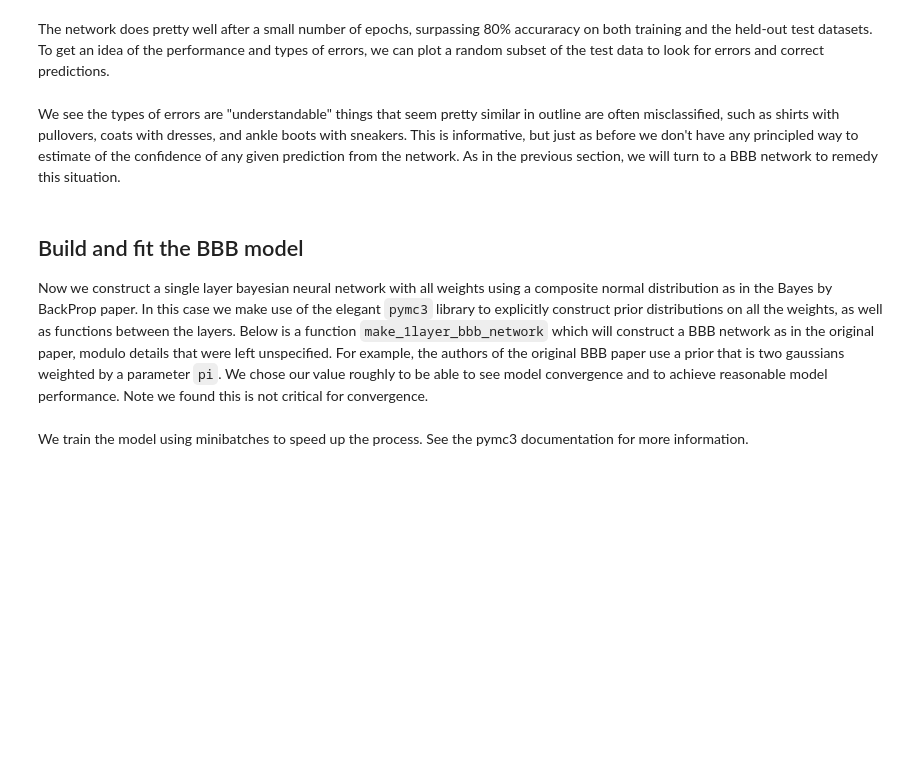
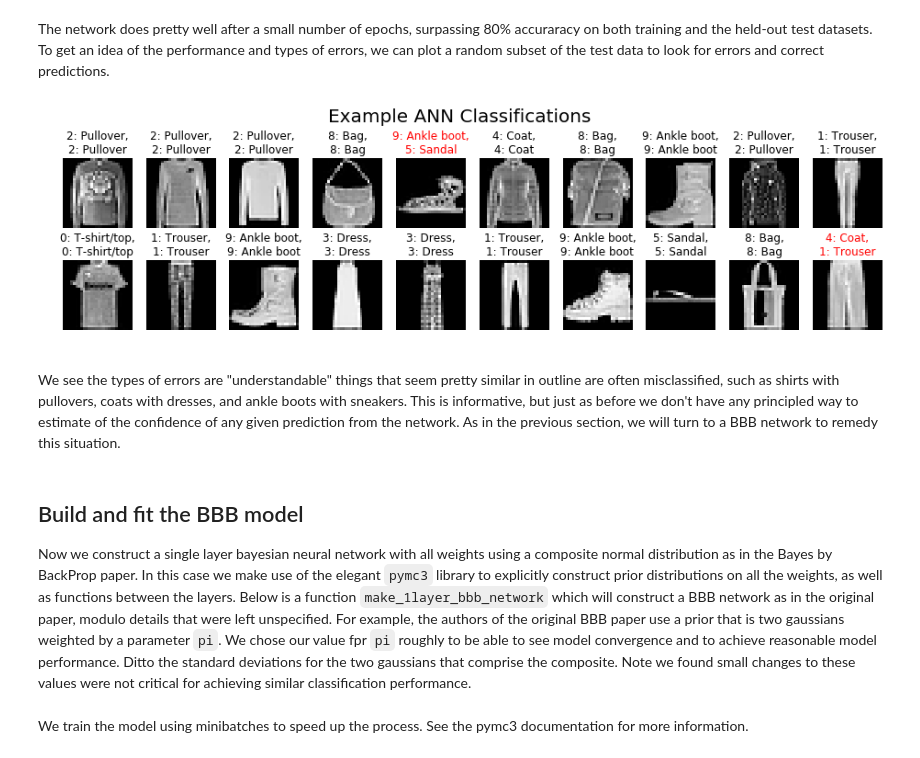
Before and after one commit to chongguo/ADVI-pymc3-Fashion-MNIST, a Jupyter notebook: BBB_tutorial.ipynb, the cells around one changed output. Saved outputs shown, nothing was run; the diff lists cells and outputs as text; code cells hidden in the pictures; blank space fills up the shorter version.

```diff
--- a/BBB_tutorial.ipynb
+++ b/BBB_tutorial.ipynb
@@ -471,16 +473,3 @@ y_test_onehot = tf.keras.utils.to_categorical(y_test,num_classes=n_output)
-# %%
-def make_1layer_tf_network(n_input,n_output,n_hidden):
-    from tensorflow.keras.models import Sequential, Model
-    from tensorflow.keras.layers import Dense, Input
-
-    ann_input = Input(shape=(n_input,))
-    x = Dense(n_hidden, activation='tanh')(ann_input)
-    x = Dense(n_output, activation='softmax')(x)
-    return Model(ann_input,x)
-
-tf_model = make_1layer_tf_network(np.prod(X_train.shape[1:]),len(label_dict),n_hidden)
-tf_model.compile(optimizer='sgd',loss='categorical_crossentropy',metrics=['accuracy']);
-tf_model.fit(X_train, y_train_onehot, epochs=5, batch_size=50, verbose=0); # Silence output for sanity
 # %%
 tf_train_preds = tf_model.predict(X_train, batch_size=50)
 tf_test_preds = tf_model.predict(X_test, batch_size=50)
@@ -492,30 +486,29 @@ print("SGD Network Accuracy\nTrain: {:f} Test: {:f}".format(tf_train_acc,tf_test
 # %% [markdown]
 The network does pretty well after a small number of epochs, surpassing 80% accuraracy on both training and the held-out test datasets. To get an idea of the performance and types of errors, we can plot a random subset of the test data to look for errors and correct predictions.
 # %%
-# Plot random subset of images
-n_plot_samples = 10
+n_plot_samples = (10,2)
 rand_samps = np.random.choice(X_test.shape[0],size=n_plot_samples)
 
-figsize = (16,2.5); fontsize = 16;
-f, axs = plt.subplots(1, n_plot_samples, figsize=figsize);
+figsize = (16,3.75); fontsize = 16;
+f, axs = plt.subplots(n_plot_samples[1],n_plot_samples[0], figsize=figsize);
 
-for i,(rs,ax) in enumerate(zip(rand_samps,axs.T)):
-    pred = np.argmax(tf_test_preds[rs])
-    real = y_test[rs]
-    # Show image and classifications
-    ax.imshow(imgvec2img(X_test[rs]),cmap='gray');
-    tl = "{}: {},\n{}: {}".format(pred,label_dict[pred],
-                                  real,label_dict[real])
-    if pred == real:
-        ax.set_title(tl,color='k');
-    else:
-        ax.set_title(tl,color='r');
-    ax.axis('off');
-
+for i,(rst,axt) in enumerate(zip(rand_samps,axs.T)):
+    for j,(rs,ax) in enumerate(zip(rst,axt)):
+        pred = np.argmax(tf_test_preds[rs])
+        real = y_test[rs]
+        ax.imshow(imgvec2img(X_test[rs]),cmap='gray');
+        tl = "{}: {},\n{}: {}".format(pred,label_dict[pred],real,label_dict[real])
+        if pred == real:
+            ax.set_title(tl,color='k');
+        else:
+            ax.set_title(tl,color='r');
+        ax.axis('off');
 f.suptitle("Example ANN Classifications",fontsize=fontsize+4,y=1.05);
+# %% [output]
+[figure, added]
 # %% [markdown]
 We see the types of errors are "understandable" things that seem pretty similar in outline are often misclassified, such as shirts with pullovers, coats with dresses, and ankle boots with sneakers. This is informative, but just as before we don't have any principled way to estimate of the confidence of any given prediction from the network. As in the previous section, we will turn to a BBB network to remedy this situation.
 # %% [markdown]
 ## Build and fit the BBB model
-Now we construct a single layer bayesian neural network with all weights using a composite normal distribution as in the Bayes by BackProp paper. In this case we make use of the elegant `pymc3` library to explicitly construct prior distributions on all the weights, as well as functions between the layers. Below is a function `make_1layer_bbb_network` which will construct a BBB network as in the original paper, modulo details that were left unspecified. For example, the authors of the original BBB paper use a prior that is two gaussians weighted by  a parameter `pi`. We chose our value roughly to be able to see model convergence and to achieve reasonable model performance. Note we found this is not critical for convergence.
+Now we construct a single layer bayesian neural network with all weights using a composite normal distribution as in the Bayes by BackProp paper. In this case we make use of the elegant `pymc3` library to explicitly construct prior distributions on all the weights, as well as functions between the layers. Below is a function `make_1layer_bbb_network` which will construct a BBB network as in the original paper, modulo details that were left unspecified. For example, the authors of the original BBB paper use a prior that is two gaussians weighted by  a parameter `pi`. We chose our value fpr `pi` roughly to be able to see model convergence and to achieve reasonable model performance. Ditto the standard deviations for the two gaussians that comprise the composite. Note we found small changes to these values were not critical for achieving similar classification performance.
 # %%
```
Also changed, not shown: parts of 62 cells of this notebook, 6 other files.
